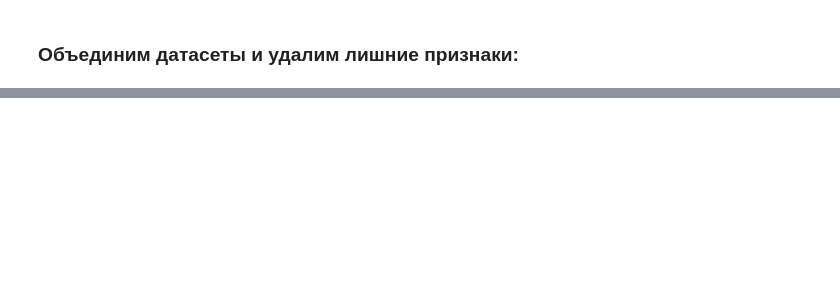
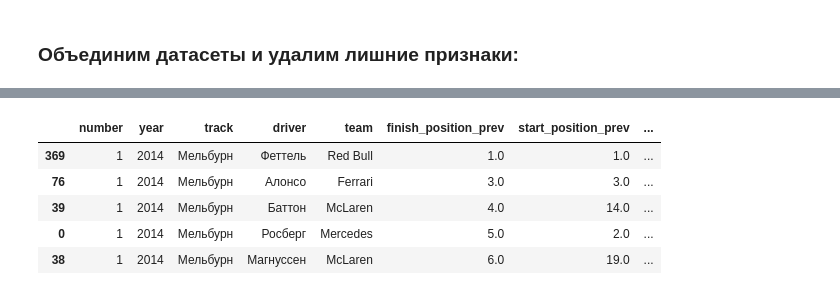
Before and after one commit to AndrewLrrr/f1-guru, a Jupyter notebook: f1-guru.ipynb, the cells around one changed output, grey strips where cells are left out. Cells and saved outputs as stored; diff of their text form; code cells hidden in the pictures; blank space fills up the shorter version.

```diff
--- a/f1-guru.ipynb
+++ b/f1-guru.ipynb
@@ -515,0 +601,3 @@ memory usage: 2.4+ KB
+# %%
+df_racing_merged = pd.merge(df_racing[RACING_DF_ACTUAL_FEATURES], df_teams, on=['team', 'year']) \
+    .sort_values(['year', 'number', 'finish_position_prev'])
@@ -515,0 +624,9 @@ memory usage: 2.4+ KB
+# %%
+df_racing_merged.head()
+# %% [output]
+|  | number | year | track | driver | team | finish_position_prev | start_position_prev | ... |
+| 369 | 1 | 2014 | Мельбурн | Феттель | Red Bull | 1.0 | 1.0 | ... |
+| 76 | 1 | 2014 | Мельбурн | Алонсо | Ferrari | 3.0 | 3.0 | ... |
+| 39 | 1 | 2014 | Мельбурн | Баттон | McLaren | 4.0 | 14.0 | ... |
+| 0 | 1 | 2014 | Мельбурн | Росберг | Mercedes | 5.0 | 2.0 | ... |
+| 38 | 1 | 2014 | Мельбурн | Магнуссен | McLaren | 6.0 | 19.0 | ... |
```
Also changed, not shown: parts of 15 cells of this notebook.
